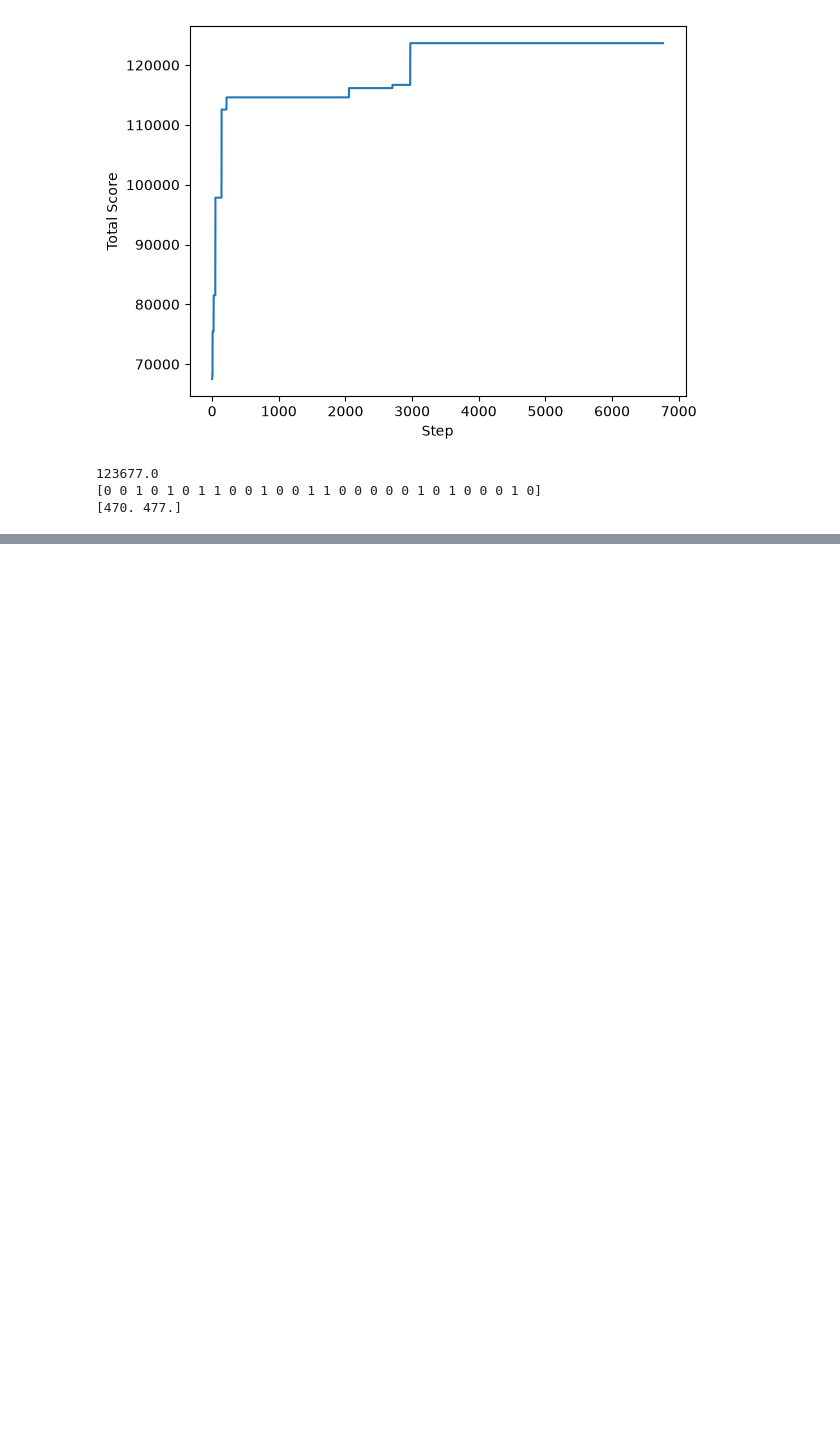
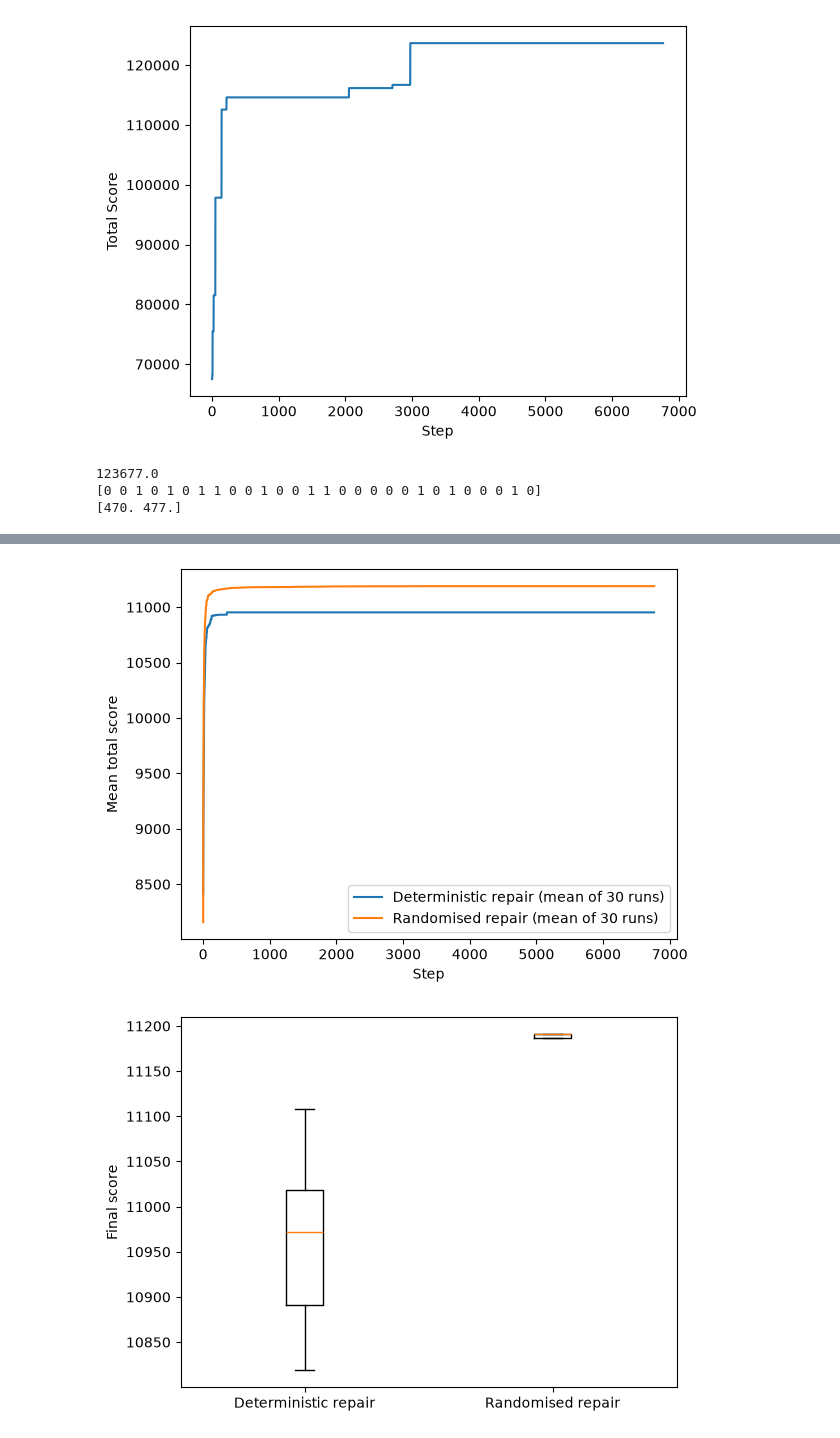
Before and after one commit to NabiChan/Multi-Resource-Workload-Allocation, a Jupyter notebook: 30064788.ipynb, the cells around one changed output, grey strips where cells are left out. Saved outputs shown, nothing was run; the diff lists cells and outputs as text; code cells hidden in the pictures; blank space fills up the shorter version.

```diff
--- a/30064788.ipynb
+++ b/30064788.ipynb
@@ -317,18 +273,0 @@ if __name__ == "__main__":
-# %%
-if __name__ == "__main__":
-    # Example usage demonstration
-    sample_file = "multi_resource_n90_m5 (1).txt"
-
-    try:
-        n, m, utilities, demands, capacities = load_workload_instance(sample_file)
-        bestie,bestie_res,log=league_of_legends(n, m, utilities, demands, capacities)
-        bestie2,bestie_res2,log2=lol(n, m, utilities, demands, capacities)
-        plt.plot([lmao['score'] for lmao in log],label="First Funct")
-        plt.plot([lmao['score'] for lmao in log2],label="Second Funct")
-        plt.xlabel("Step")
-        plt.ylabel("Total Score")
-        plt.legend()
-        plt.show()
-
-    except FileNotFoundError:
-        print(f"Please provide a valid path to {sample_file}")
@@ -427,0 +345,42 @@ Random function time 0.03s, mean final score 7222
+# %%
+if __name__ == "__main__":
+    sample_file = "multi_resource_n90_m5 (1).txt"
+    try:
+        n, m, utilities, demands, capacities = load_workload_instance(sample_file)
+        time_determisticfunc=[]
+        time_randomfunc=[]
+        logs_deter=[]
+        logs_random=[]
+        for run in range(30):
+            start = time.time()
+            bestie,bestie_res,log=league_of_legends(n, m, utilities, demands, capacities)
+            time_determisticfunc.append(time.time()-start)
+            logs_deter.append([lmao['score'] for lmao in log])
+
+            start = time.time()
+            bestie2,bestie_res2,log2=league_of_legends(n, m, utilities, demands, capacities, noise=0.3,change_device=3)
+            time_randomfunc.append(time.time()-start)
+            logs_random.append([lmao['score'] for lmao in log2])
+
+        plt.plot(np.mean(logs_deter,axis=0),label="Deterministic repair (mean of 30 runs)")
+        plt.plot(np.mean(logs_random,axis=0),label="Randomised repair (mean of 30 runs)")
+        plt.xlabel("Step")
+        plt.ylabel("Mean total score")
+        plt.legend()
+        plt.show()
+
+        final_deter=[l[-1] for l in logs_deter]
+        final_random=[l[-1] for l in logs_random]
+        plt.boxplot([final_deter, final_random])
+        plt.xticks([1,2],["Deterministic repair","Randomised repair"])
+        plt.ylabel("Final score")
+        plt.show()
+
+        print(f"Deterministic repair took {np.mean(time_determisticfunc):.2f}s, mean final score {np.mean(final_deter):.0f}, std {np.std(final_deter):.0f}")
+        print(f"Randomised repair took {np.mean(time_randomfunc):.2f}s, mean final score {np.mean(final_random):.0f}, std {np.std(final_random):.0f}")
+
+    except FileNotFoundError:
+        print(f"Please provide a valid path to {sample_file}")
+# %% [output]
+[figure, added]
+[figure, added]
```
Also changed, not shown: parts of 14 cells of this notebook, 1 other file.
